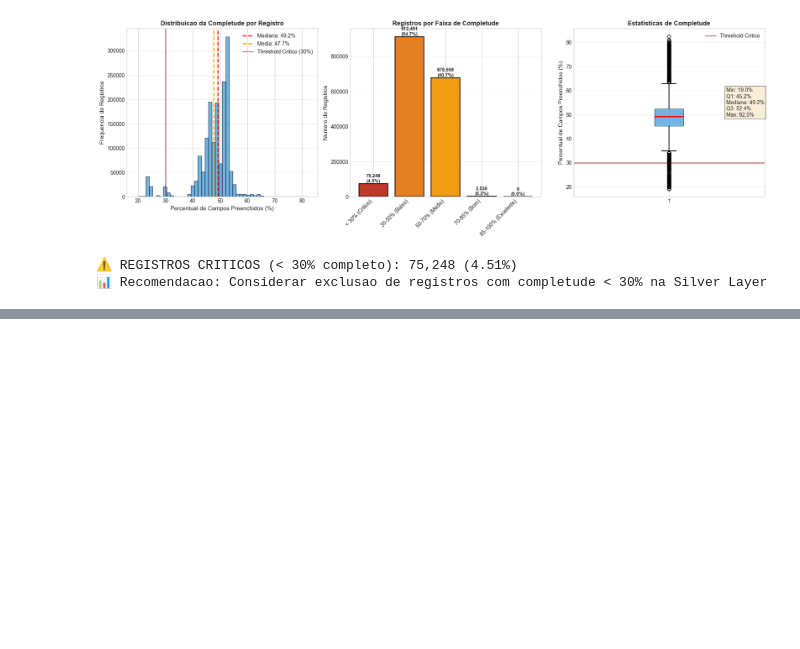
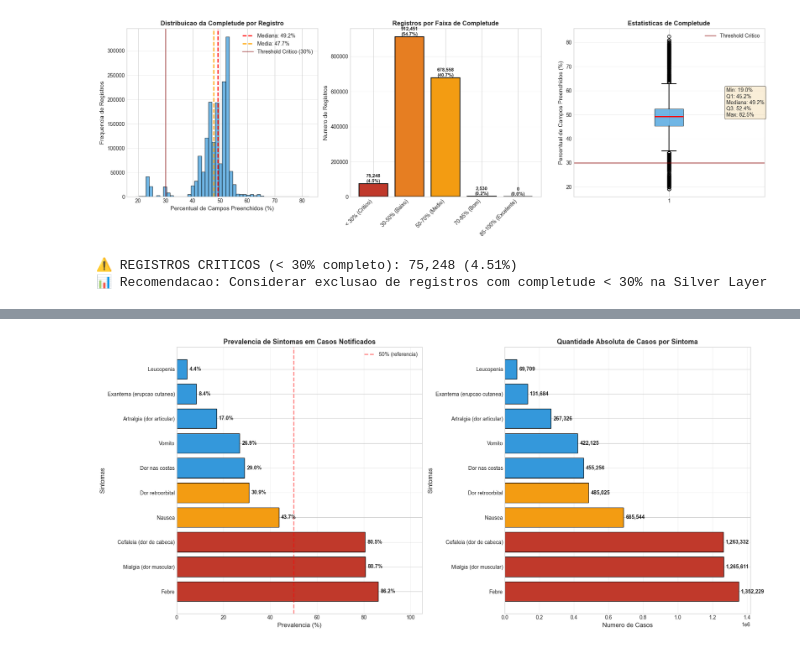
Before and after one commit to ArthurGabrieel/etl-dengue-2025, a Jupyter notebook: Trasformer/bronze_analysis.ipynb, the cells around one changed output, grey strips where cells are left out. Drawn from its saved outputs; the diff is of its cells as text; code cells hidden in the pictures; blank space fills up the shorter version.

```diff
--- a/Trasformer/bronze_analysis.ipynb
+++ b/Trasformer/bronze_analysis.ipynb
@@ -292,0 +301,97 @@ print(f"📊 Recomendacao: Considerar exclusao de registros com completude < 30%
+# %%
+# Grafico 8: Prevalencia de Sintomas nos Casos de Dengue
+
+# Definir colunas de sintomas (assumindo codificacao 1=Sim, 2=Nao, 9=Ignorado)
+sintomas = {
+    'FEBRE': 'Febre',
+    'MIALGIA': 'Mialgia (dor muscular)',
+    'CEFALEIA': 'Cefaleia (dor de cabeca)',
+    'EXANTEMA': 'Exantema (erupcao cutanea)',
+    'VOMITO': 'Vomito',
+    'NAUSEA': 'Nausea',
+    'DOR_COSTAS': 'Dor nas costas',
+    'ARTRALGIA': 'Artralgia (dor articular)',
+    'DOR_RETRO': 'Dor retroorbital',
+    'PETEQUIAS': 'Petequias (manchas vermelhas)',
+    'LEUCOPENIA': 'Leucopenia'
+}
+
+# Calcular prevalencia de sintomas (% de casos com sintoma = Sim)
+prevalencia = {}
+total_casos = {}
+
+for col, nome in sintomas.items():
+    if col in df.columns:
+        # Contar casos com sintoma (codigo 1 = Sim)
+        casos_com_sintoma = (df[col] == 1).sum()
+        # Total de casos com informacao (excluir NaN)
+        total_informado = df[col].notna().sum()
+
+        if total_informado > 0:
+            prevalencia[nome] = (casos_com_sintoma / total_informado) * 100
+            total_casos[nome] = casos_com_sintoma
+
+# Ordenar por prevalencia
+prevalencia_sorted = dict(sorted(prevalencia.items(), key=lambda x: x[1], reverse=True))
+
+# Criar visualizacao
+fig, (ax1, ax2) = plt.subplots(1, 2, figsize=(18, 8))
+
+# Grafico 1: Barras de prevalencia
+sintomas_lista = list(prevalencia_sorted.keys())
+valores_pct = list(prevalencia_sorted.values())
+
+# Definir cores baseadas na prevalencia (vermelho = alta, amarelo = media, verde = baixa)
+colors = ['#c0392b' if x > 70 else '#e67e22' if x > 50 else '#f39c12' if x > 30 else '#3498db' for x in valores_pct]
+
+bars = ax1.barh(sintomas_lista, valores_pct, color=colors, edgecolor='black', linewidth=1)
+
+# Adicionar valores nas barras
+for bar, val in zip(bars, valores_pct):
+    ax1.text(bar.get_width() + 1, bar.get_y() + bar.get_height()/2,
+            f'{val:.1f}%', va='center', fontsize=10, fontweight='bold')
+
+ax1.set_xlabel('Prevalencia (%)', fontsize=12)
+ax1.set_ylabel('Sintomas', fontsize=12)
+ax1.set_title('Prevalencia de Sintomas em Casos Notificados', fontsize=13, fontweight='bold')
+ax1.set_xlim(0, 105)
+ax1.grid(axis='x', alpha=0.3)
+
+# Adicionar linha de referencia
+ax1.axvline(x=50, color='red', linestyle='--', linewidth=2, alpha=0.5, label='50% (referencia)')
+ax1.legend()
+
+# Grafico 2: Quantidade absoluta de casos
+valores_abs = [total_casos[s] for s in sintomas_lista]
+
+bars2 = ax2.barh(sintomas_lista, valores_abs, color=colors, edgecolor='black', linewidth=1)
+
+# Adicionar valores nas barras
+for bar, val in zip(bars2, valores_abs):
+    ax2.text(bar.get_width() + max(valores_abs)*0.01, bar.get_y() + bar.get_height()/2,
+            f'{val:,}', va='center', fontsize=10, fontweight='bold')
+
+ax2.set_xlabel('Numero de Casos', fontsize=12)
+ax2.set_ylabel('Sintomas', fontsize=12)
+ax2.set_title('Quantidade Absoluta de Casos por Sintoma', fontsize=13, fontweight='bold')
+ax2.grid(axis='x', alpha=0.3)
+
+plt.tight_layout()
+plt.show()
+
+# Resumo de sintomas
+print(f"\n🩺 RESUMO DE SINTOMATOLOGIA:")
+print(f"{'='*70}")
+print(f"{'Sintoma':<40} {'Prevalencia':<15} {'Casos'}")
+print(f"{'='*70}")
+for sintoma in sintomas_lista:
+    pct = prevalencia_sorted[sintoma]
+    casos = total_casos[sintoma]
+    print(f"{sintoma:<40} {pct:>6.1f}% {casos:>15,}")
+print(f"{'='*70}")
+print(f"\n💡 INSIGHTS PARA SILVER LAYER:")
+print(f"- Sintomas com prevalencia < 30% podem indicar subnotificacao")
+print(f"- Casos sem sintomas classicos (febre, cefaleia) devem ser revisados")
+print(f"- Considerar filtro de qualidade: manter apenas casos com >=3 sintomas reportados")
+# %% [output]
+[figure, added]
```
Also changed, not shown: parts of 11 cells of this notebook.
